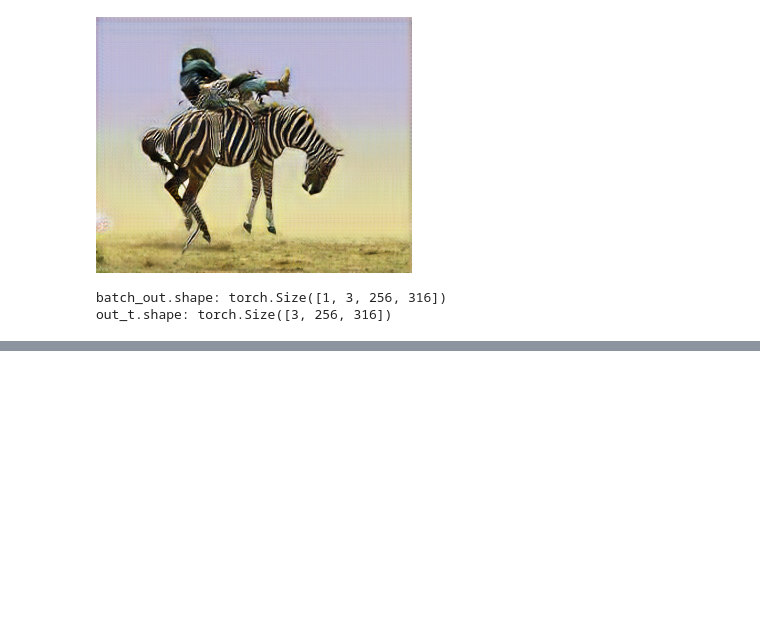
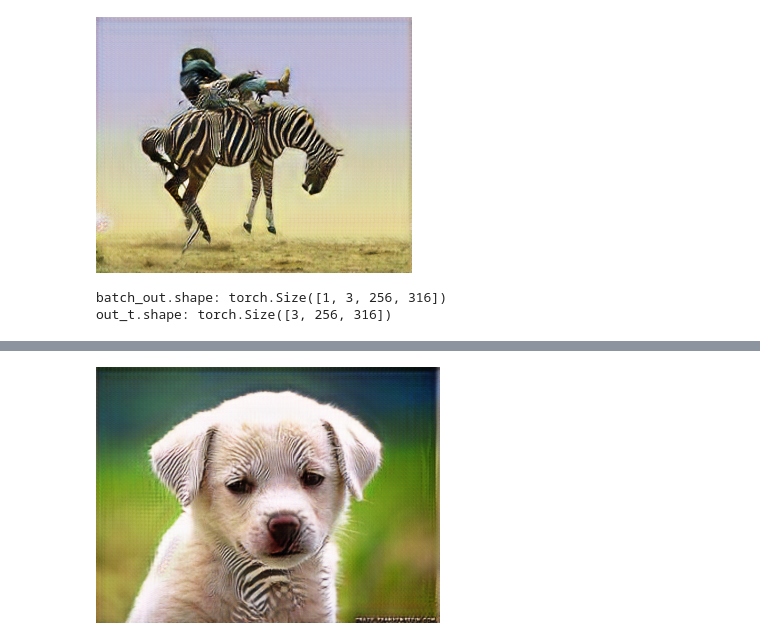
Before and after one commit to raymondng76/DLWPT-Exercise, a Jupyter notebook: Chapter 2/CycleGan_Example.ipynb, the cells around one changed output, grey strips where cells are left out. Drawn from its saved outputs; the diff is of its cells as text; code cells hidden in the pictures; blank space fills up the shorter version.

```diff
--- a/Chapter 2/CycleGan_Example.ipynb
+++ b/Chapter 2/CycleGan_Example.ipynb
@@ -174,0 +180,11 @@ out_t.shape: torch.Size([3, 256, 316])
+# %%
+dogimg_t = preprocess(dogimg)
+dbatch_t = torch.unsqueeze(dogimg_t, 0)
+# %%
+dbatch_out=netG(dbatch_t)
+# %%
+dout_t=(dbatch_out.data.squeeze()+1.0)/2.0 # .squeeze to remove batch dimension
+dout_img=transforms.ToPILImage()(dout_t)
+dout_img
+# %% [output]
+[figure, added]
```
Also changed, not shown: parts of 1 cell of this notebook.
